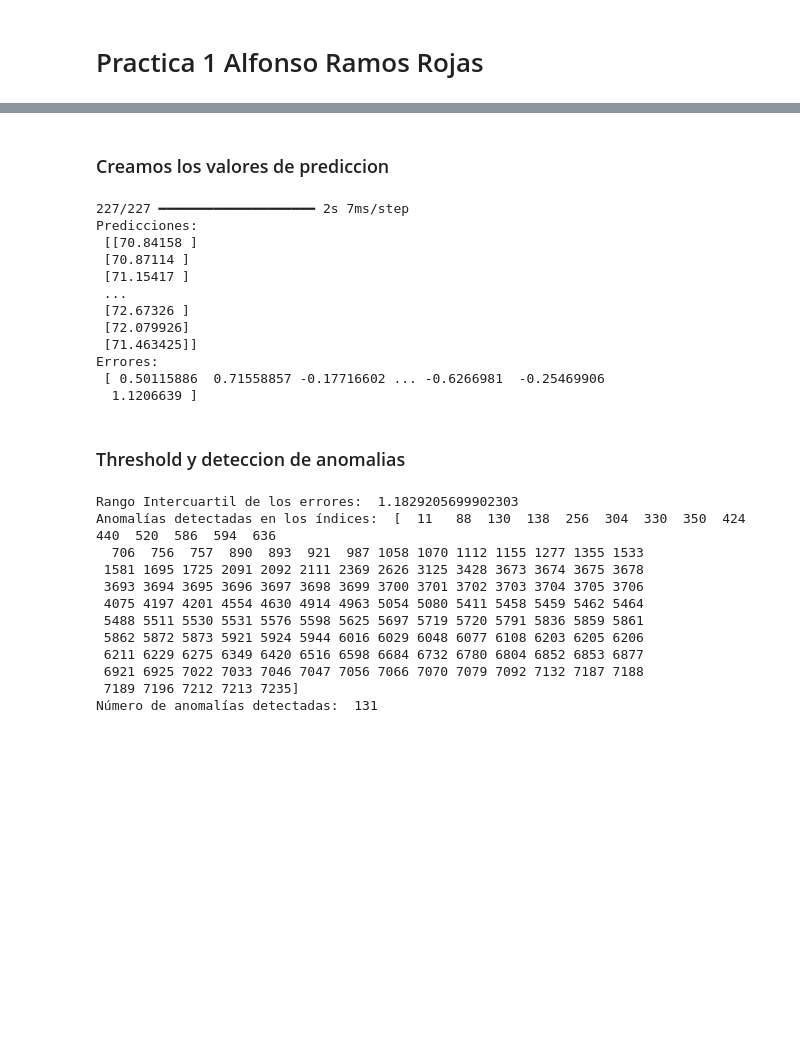
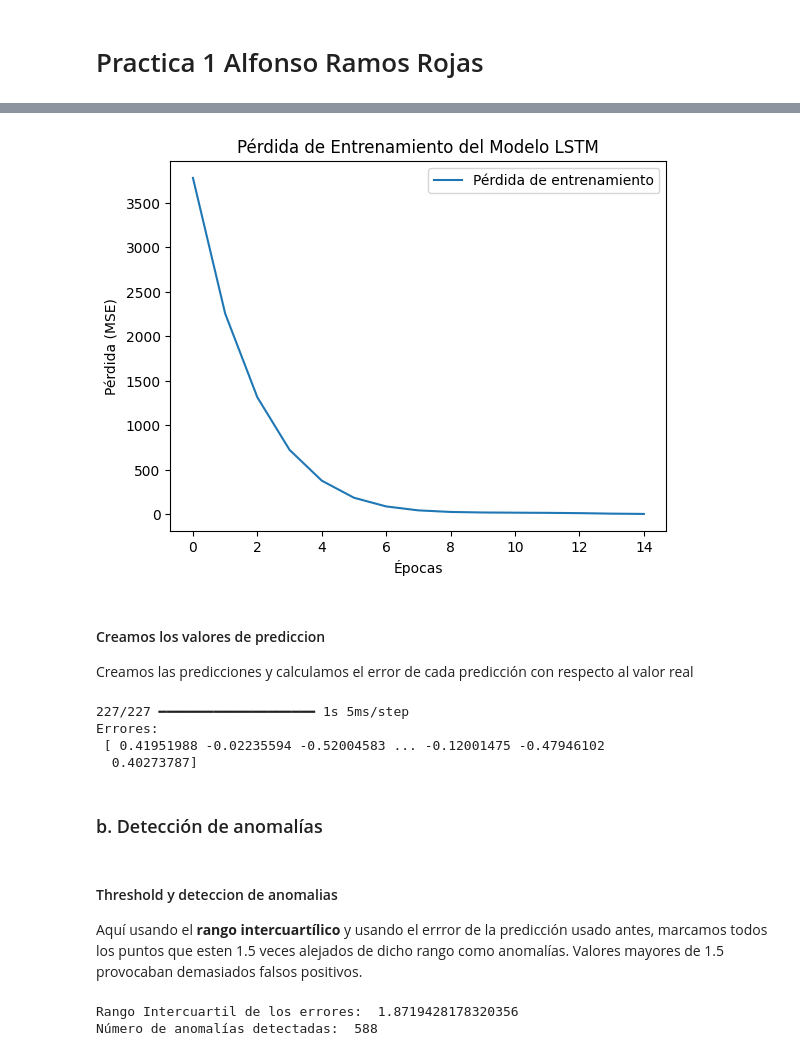
Before and after one commit to alraro/Practicas-Software-Critico, a Jupyter notebook: Practica1/Practica1SofwtCritico.ipynb, the cells around one changed output, grey strips where cells are left out. Cells and saved outputs as stored; diff of their text form; code cells hidden in the pictures; blank space fills up the shorter version.

```diff
--- a/Practica1/Practica1SofwtCritico.ipynb
+++ b/Practica1/Practica1SofwtCritico.ipynb
@@ -117,43 +109,38 @@ Modelo entrenado exitosamente
+# %%
+plt.plot(model.history.history['loss'], label='Pérdida de entrenamiento')
+plt.xlabel('Épocas')
+plt.ylabel('Pérdida (MSE)')
+plt.title('Pérdida de Entrenamiento del Modelo LSTM')
+plt.legend()
+plt.show()
+# %% [output]
+[figure, added]
 # %% [markdown]
-### Creamos los valores de prediccion
+#### Creamos los valores de prediccion
+Creamos las predicciones y calculamos el error de cada predicción con respecto al valor real
 # %%
 predictions = model.predict(X)
 errors = y - predictions.flatten()
-print("Predicciones: \n", predictions)
 print("Errores: \n", errors)
 # %% [output]
-227/227 ━━━━━━━━━━━━━━━━━━━━ 2s 7ms/step
-Predicciones:
- [[70.84158 ]
- [70.87114 ]
- [71.15417 ]
- ...
- [72.67326 ]
- [72.079926]
- [71.463425]]
+227/227 ━━━━━━━━━━━━━━━━━━━━ 1s 5ms/step
 Errores:
- [ 0.50115886  0.71558857 -0.17716602 ... -0.6266981  -0.25469906
-  1.1206639 ]
+ [ 0.41951988 -0.02235594 -0.52004583 ... -0.12001475 -0.47946102
+  0.40273787]
+# %% [markdown]
+### b. Detección de anomalías
 # %% [markdown]
-### Threshold y deteccion de anomalias
+#### Threshold y deteccion de anomalias
+Aquí usando el **rango intercuartílico** y usando el errror de la predicción usado antes, marcamos todos los puntos que esten 1.5 veces alejados de dicho rango como anomalías. Valores mayores de 1.5 provocaban demasiados falsos positivos.
 # %%
+IRQ_DIFF = 1.5
+
 error_IQR = np.percentile(errors, 75) - np.percentile(errors, 25)
 print("Rango Intercuartil de los errores: ", error_IQR)
-anomalies = np.where(np.abs(errors) > 1.7 * error_IQR)[0]
-print("Anomalías detectadas en los índices: ", anomalies)
+anomalies = np.where(np.abs(errors) > IRQ_DIFF * error_IQR)[0]
 print("Número de anomalías detectadas: ", len(anomalies))
 error_df = df.iloc[anomalies]
 # %% [output]
-Rango Intercuartil de los errores:  1.1829205699902303
-Anomalías detectadas en los índices:  [  11   88  130  138  256  304  330  350  424  440  520  586  594  636
-  706  756  757  890  893  921  987 1058 1070 1112 1155 1277 1355 1533
- 1581 1695 1725 2091 2092 2111 2369 2626 3125 3428 3673 3674 3675 3678
- 3693 3694 3695 3696 3697 3698 3699 3700 3701 3702 3703 3704 3705 3706
- 4075 4197 4201 4554 4630 4914 4963 5054 5080 5411 5458 5459 5462 5464
- 5488 5511 5530 5531 5576 5598 5625 5697 5719 5720 5791 5836 5859 5861
- 5862 5872 5873 5921 5924 5944 6016 6029 6048 6077 6108 6203 6205 6206
- 6211 6229 6275 6349 6420 6516 6598 6684 6732 6780 6804 6852 6853 6877
- 6921 6925 7022 7033 7046 7047 7056 7066 7070 7079 7092 7132 7187 7188
- 7189 7196 7212 7213 7235]
-Número de anomalías detectadas:  131
+Rango Intercuartil de los errores:  1.8719428178320356
+Número de anomalías detectadas:  588
 # %% [markdown]
```
Also changed, not shown: parts of 18 cells of this notebook, 11 other files.
